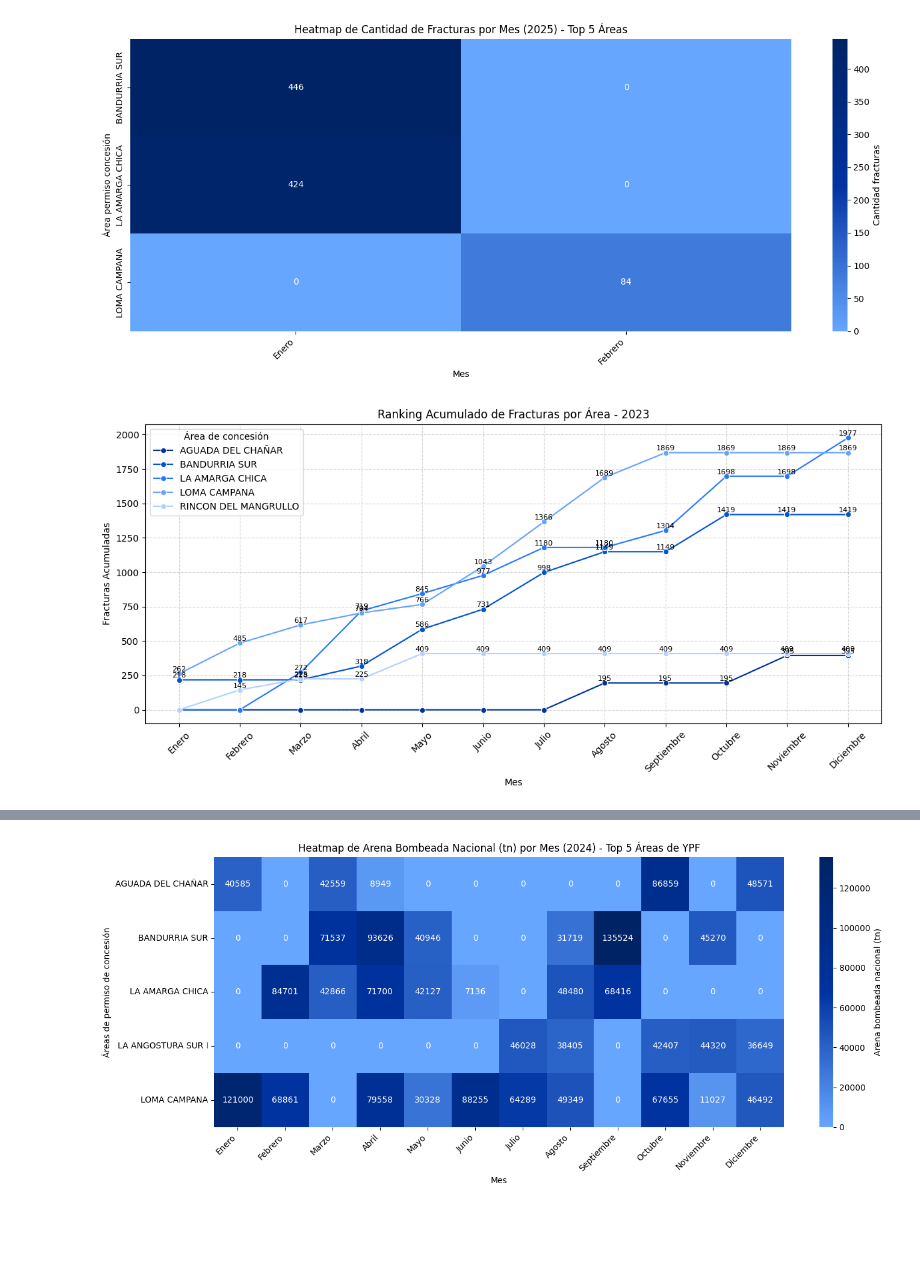
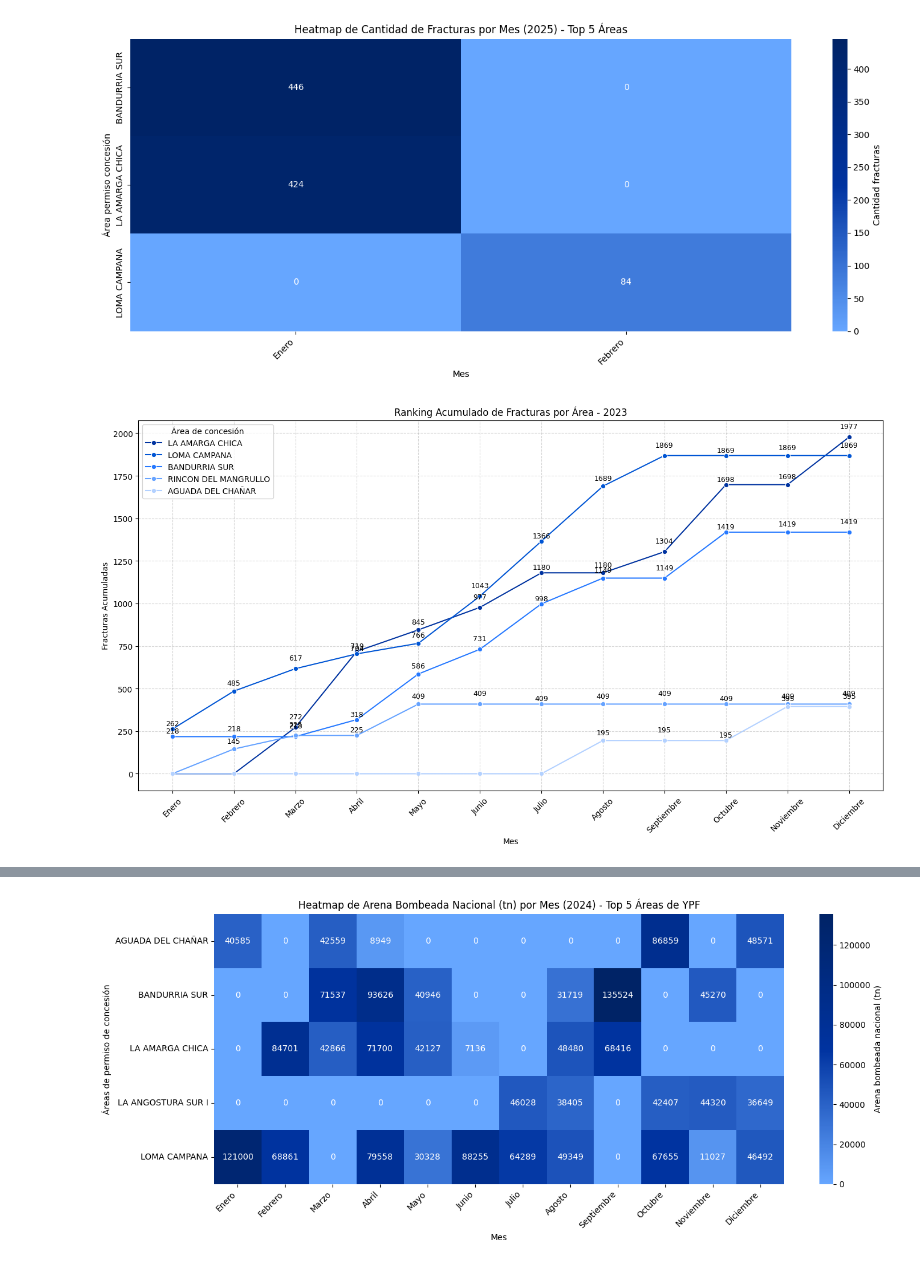
Before and after one commit to antonellafontanetto/Etapas-Fracturadas---YPF, a Jupyter notebook: Etapas_Fracturadas_de_YPF.ipynb, the cells around one changed output, grey strips where cells are left out. Saved outputs shown, nothing was run; the diff lists cells and outputs as text; code cells hidden in the pictures; blank space fills up the shorter version.

```diff
--- a/Etapas_Fracturadas_de_YPF.ipynb
+++ b/Etapas_Fracturadas_de_YPF.ipynb
@@ -717,38 +717,56 @@ df_long['Mes'] = pd.Categorical(df_long['Mes'], categories=orden_meses, ordered=
 df_long.sort_values(['Area', 'Mes'], inplace=True)
 
 # Calcular fracturas acumuladas por área
 df_long['Fracturas Acumuladas'] = df_long.groupby('Area')['Fracturas'].cumsum()
 
 # Paleta azul estilo YPF
 ypf_blues = ['#0033A0', '#0055D4', '#2679FF', '#66A3FF', '#B3D1FF']
 sns.set_palette(ypf_blues)
 
+# Calcular total acumulado por área
+ranking_areas = (
+    df_long.groupby('Area')['Fracturas Acumuladas']
+    .max()  # Usamos el valor máximo acumulado (último mes)
+    .sort_values(ascending=False)
+    .index
+)
+
 # Crear gráfico
-plt.figure(figsize=(12, 6))
-sns.lineplot(data=df_long, x='Mes', y='Fracturas Acumuladas', hue='Area', marker='o')
+plt.figure(figsize=(14, 8))
+sns.lineplot(
+    data=df_long,
+    x='Mes',
+    y='Fracturas Acumuladas',
+    hue='Area',
+    hue_order=ranking_areas,  # aplicar orden personalizado
+    marker='o'
+)
 
-# Etiquetas en los puntos
-for area in df_long['Area'].unique():
+# Agregar etiquetas con diferentes alturas para evitar superposición
+offsets = [20, 35, 50]  # diferentes alturas
+
+for area in ranking_areas:
     df_area = df_long[df_long['Area'] == area]
-    for _, row in df_area.iterrows():
+    for i, row in df_area.iterrows():
         if row['Fracturas Acumuladas'] > 0:
+            offset = offsets[i % len(offsets)]
             plt.text(
                 x=row['Mes'],
-                y=row['Fracturas Acumuladas'] + 15,  # un poco por encima
+                y=row['Fracturas Acumuladas'] + offset,
                 s=str(int(row['Fracturas Acumuladas'])),
                 ha='center',
-                fontsize=8,
+                fontsize=9,
                 color='black'
             )
 
 # Formato gráfico
 plt.title('Ranking Acumulado de Fracturas por Área - 2023')
 plt.ylabel('Fracturas Acumuladas')
 plt.xlabel('Mes')
 plt.xticks(rotation=45)
 plt.grid(True, linestyle='--', alpha=0.5)
 plt.tight_layout()
 plt.legend(title='Área de concesión')
 plt.show()
 # %% [output]
-[figure, old version]
+[figure, new version]
```
Also changed, not shown: parts of 7 cells of this notebook.
